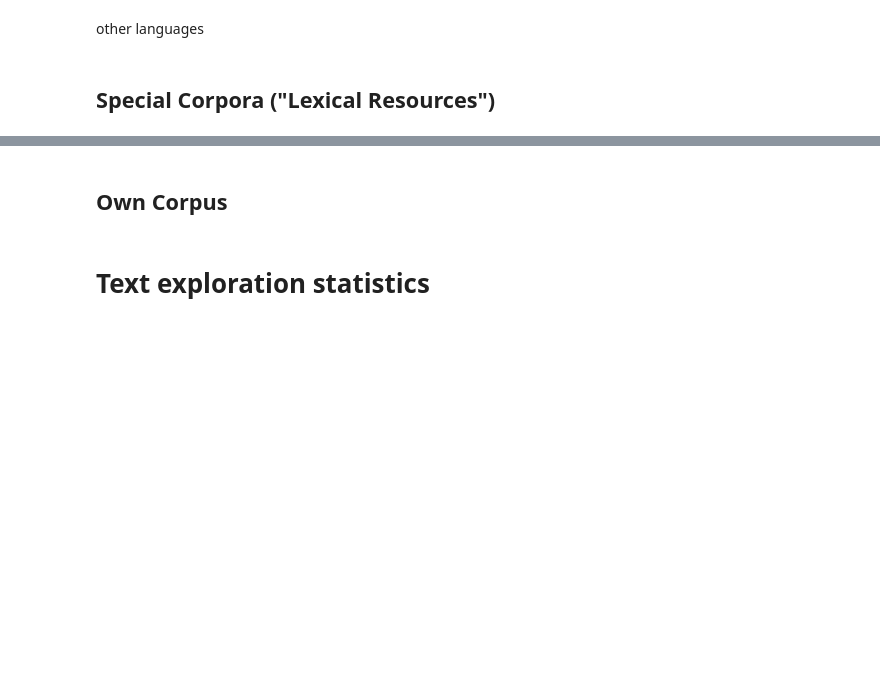
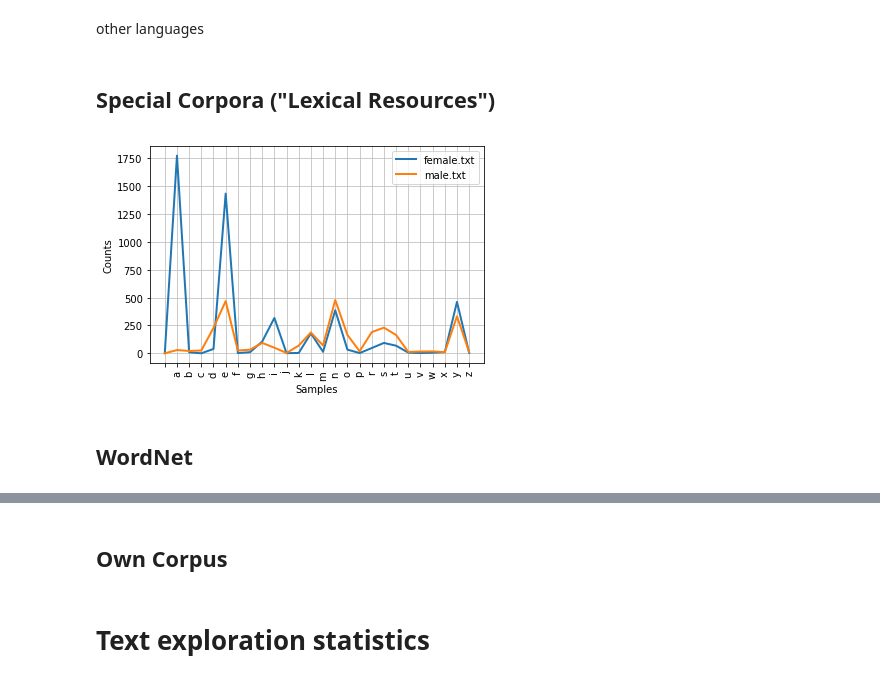
Before and after one commit to hoihui/nlp, a Jupyter notebook: nltk.ipynb, the cells around one changed output, grey strips where cells are left out. Drawn from its saved outputs; the diff is of its cells as text; code cells hidden in the pictures; blank space fills up the shorter version.

```diff
--- a/nltk.ipynb
+++ b/nltk.ipynb
@@ -41,3 +47,10 @@ help(nltk.corpus.reader)
 # %%
 nltk.corpus.words.words() #list of all english words (/usr/share/dict/words)
 nltk.corpus.stopwords.words('english') #list of frequent words (preposition,etc) in english
+nltk.corpus.names.words('male.txt') #list of male names (also has female.txt)
+nltk.ConditionalFreqDist(  #verify that names ending in 'a' are likely female
+           (fileid, name[-1])
+           for fileid in nltk.corpus.names.fileids()
+           for name in nltk.corpus.names.words(fileid)).plot()
+# %% [output]
+[figure, added]
@@ -43,0 +67,2 @@ nltk.corpus.stopwords.words('english') #list of frequent words (preposition,etc)
+# %% [markdown]
+## WordNet
```
Also changed, not shown: parts of 43 cells of this notebook, 2 other files.
